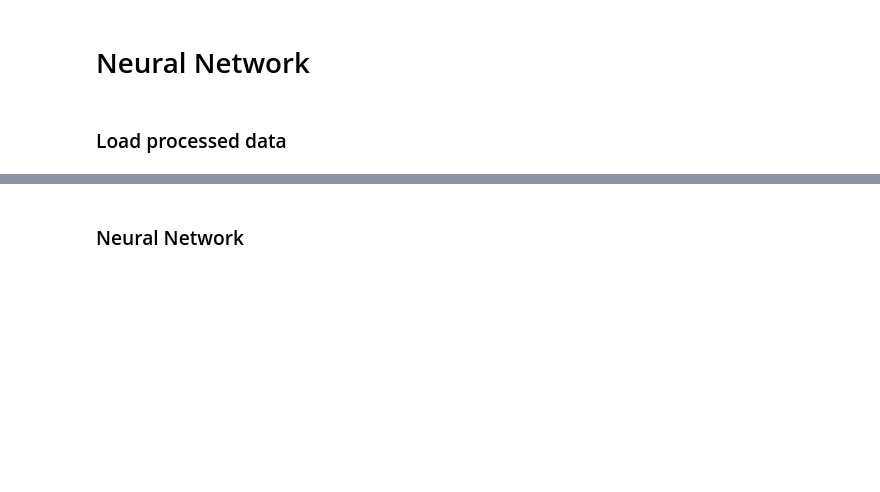
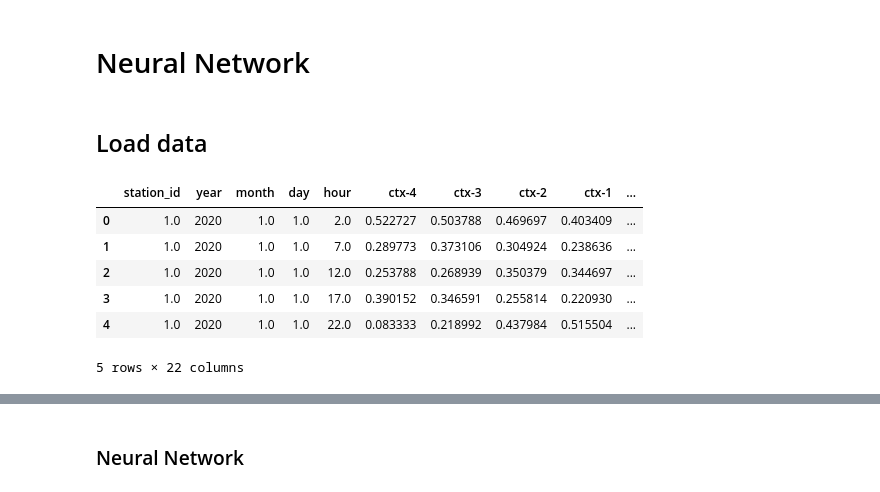
Before and after one commit to carlotalacasav/Gorrapiedra-proyecto, a Jupyter notebook: neural_network.ipynb, the cells around one changed output, grey strips where cells are left out. Saved outputs shown, nothing was run; the diff lists cells and outputs as text; code cells hidden in the pictures; blank space fills up the shorter version.

```diff
--- a/neural_network.ipynb
+++ b/neural_network.ipynb
@@ -15,18 +15,26 @@ from sklearn.model_selection import train_test_split
 from sklearn.preprocessing import StandardScaler
 from sklearn.metrics import mean_squared_error, r2_score
 # %% [markdown]
-### Load processed data
+## Load data
 # %%
-pth = "C:/Users/34627/Documents/GitHub/Gorrapiedra-proyecto/data/formated data"
+pth = "../"
 
-df_20 = pd.read_csv(os.path.join(pth, "data_2020.csv"), index_col=False, skipinitialspace=True, skip_blank_lines=True)
-df_21 = pd.read_csv(os.path.join(pth, "data_2021.csv"), index_col=False, skipinitialspace=True, skip_blank_lines=True)
-df_22 = pd.read_csv(os.path.join(pth, "data_2022.csv"), index_col=False, skipinitialspace=True, skip_blank_lines=True)
-df_23 = pd.read_csv(os.path.join(pth, "data_2023.csv"), index_col=False, skipinitialspace=True, skip_blank_lines=True)
+df_20 = pd.read_csv(os.path.join(pth, "full_data_2020.csv"), index_col=False, skipinitialspace=True, skip_blank_lines=True)
+df_21 = pd.read_csv(os.path.join(pth, "full_data_2021.csv"), index_col=False, skipinitialspace=True, skip_blank_lines=True)
+df_22 = pd.read_csv(os.path.join(pth, "full_data_2022.csv"), index_col=False, skipinitialspace=True, skip_blank_lines=True)
+df_23 = pd.read_csv(os.path.join(pth, "full_data_2023.csv"), index_col=False, skipinitialspace=True, skip_blank_lines=True)
 df = pd.concat([df_20, df_21, df_22, df_23], ignore_index = True)
 
 if 'Unnamed: 0' in df.columns:
     df = df.drop(['Unnamed: 0'], axis=1)   # Eliminar columna Unnamed
 
 # Visualitzar el df
 df.head()
+# %% [output]
+|  | station_id | year | month | day | hour | ctx-4 | ctx-3 | ctx-2 | ctx-1 | ... |
+| 0 | 1.0 | 2020 | 1.0 | 1.0 | 2.0 | 0.522727 | 0.503788 | 0.469697 | 0.403409 | ... |
+| 1 | 1.0 | 2020 | 1.0 | 1.0 | 7.0 | 0.289773 | 0.373106 | 0.304924 | 0.238636 | ... |
+| 2 | 1.0 | 2020 | 1.0 | 1.0 | 12.0 | 0.253788 | 0.268939 | 0.350379 | 0.344697 | ... |
+| 3 | 1.0 | 2020 | 1.0 | 1.0 | 17.0 | 0.390152 | 0.346591 | 0.255814 | 0.220930 | ... |
+| 4 | 1.0 | 2020 | 1.0 | 1.0 | 22.0 | 0.083333 | 0.218992 | 0.437984 | 0.515504 | ... |
+5 rows × 22 columns
```
Also changed, not shown: parts of 10 cells of this notebook, 1 other file.
